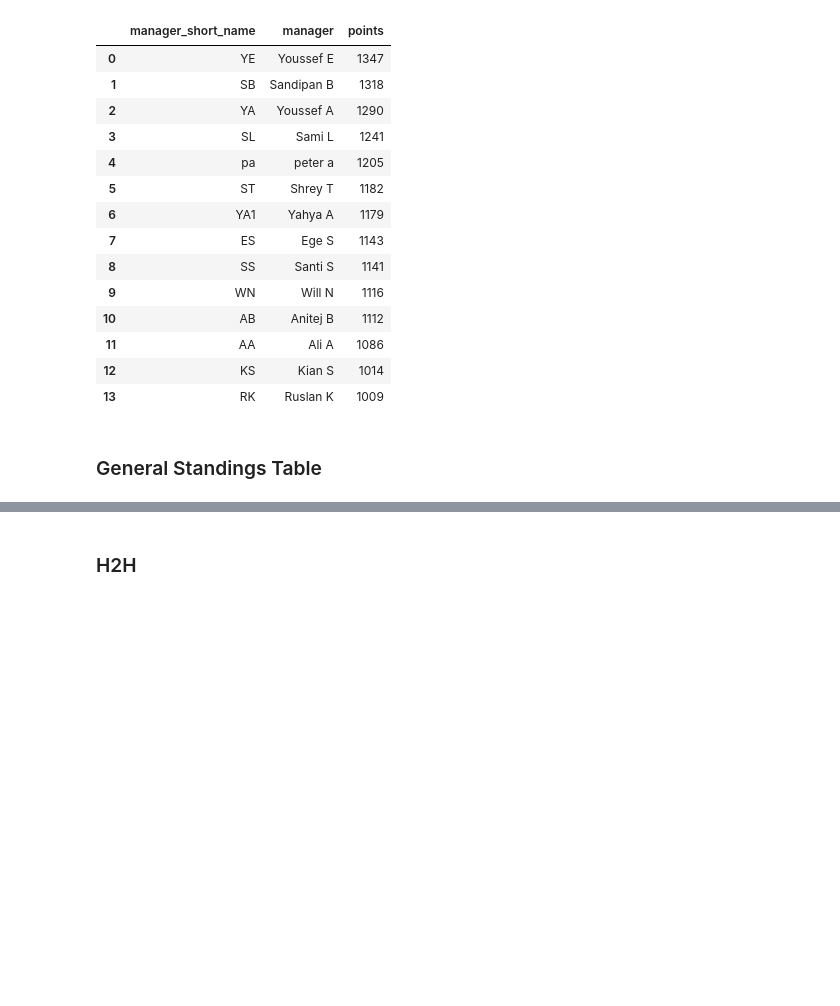
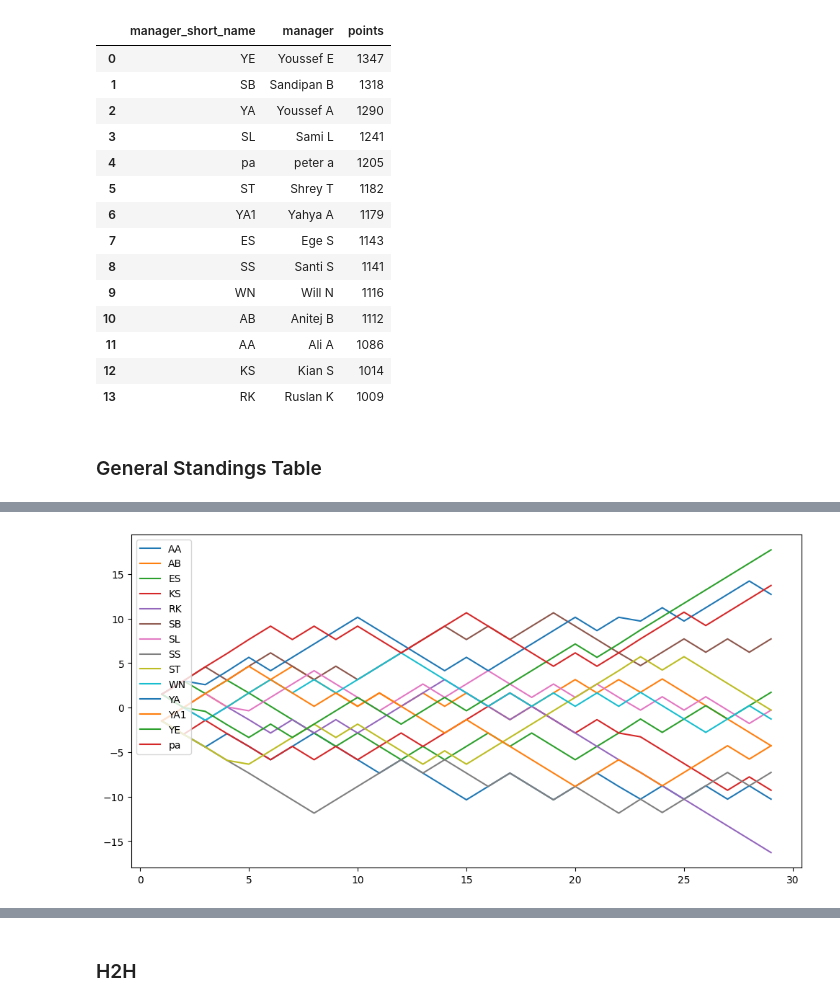
Before and after one commit to TheSantiagoSuarez/personal_projects, a Jupyter notebook: FPL_S3 v2/fpl_findings.ipynb, the cells around one changed output, grey strips where cells are left out. Saved outputs shown, nothing was run; the diff lists cells and outputs as text; code cells hidden in the pictures; blank space fills up the shorter version.

```diff
--- a/FPL_S3 v2/fpl_findings.ipynb
+++ b/FPL_S3 v2/fpl_findings.ipynb
@@ -79,0 +83,16 @@ standings_table
+# %%
+standings_w2w = pd.DataFrame(columns=["manager","h2h points", "points", "gw"])
+
+for man in managers:
+    h2h_pts = 0
+    for gw in range(1,30):
+        pts = man.fixtures[gw]["points"]
+        if man.fixtures[gw]["result"] == "W":
+            h2h_pts += 3
+        elif man.fixtures[gw]["result"] == "D":
+            h2h_pts += 1
+        standings_w2w.loc[standings_w2w.shape[0]] = {"manager":man.short_name,"h2h points":h2h_pts, "points":pts, "gw":gw}
+# %%
+df = standings_w2w.pivot(index="gw",columns="manager",values="h2h points")
+row_means = df.mean(axis=1)
+avg_dist = df.sub(row_means, axis=0)
@@ -79,0 +112,8 @@ standings_table
+# %%
+fig, ax = plt.subplots(figsize = (12,6))
+
+ax.plot(avg_dist.index,avg_dist)
+ax.legend(avg_dist.columns,loc="upper left")
+plt.show()
+# %% [output]
+[figure, added]
```
Also changed, not shown: parts of 36 cells of this notebook, 8 other files.
